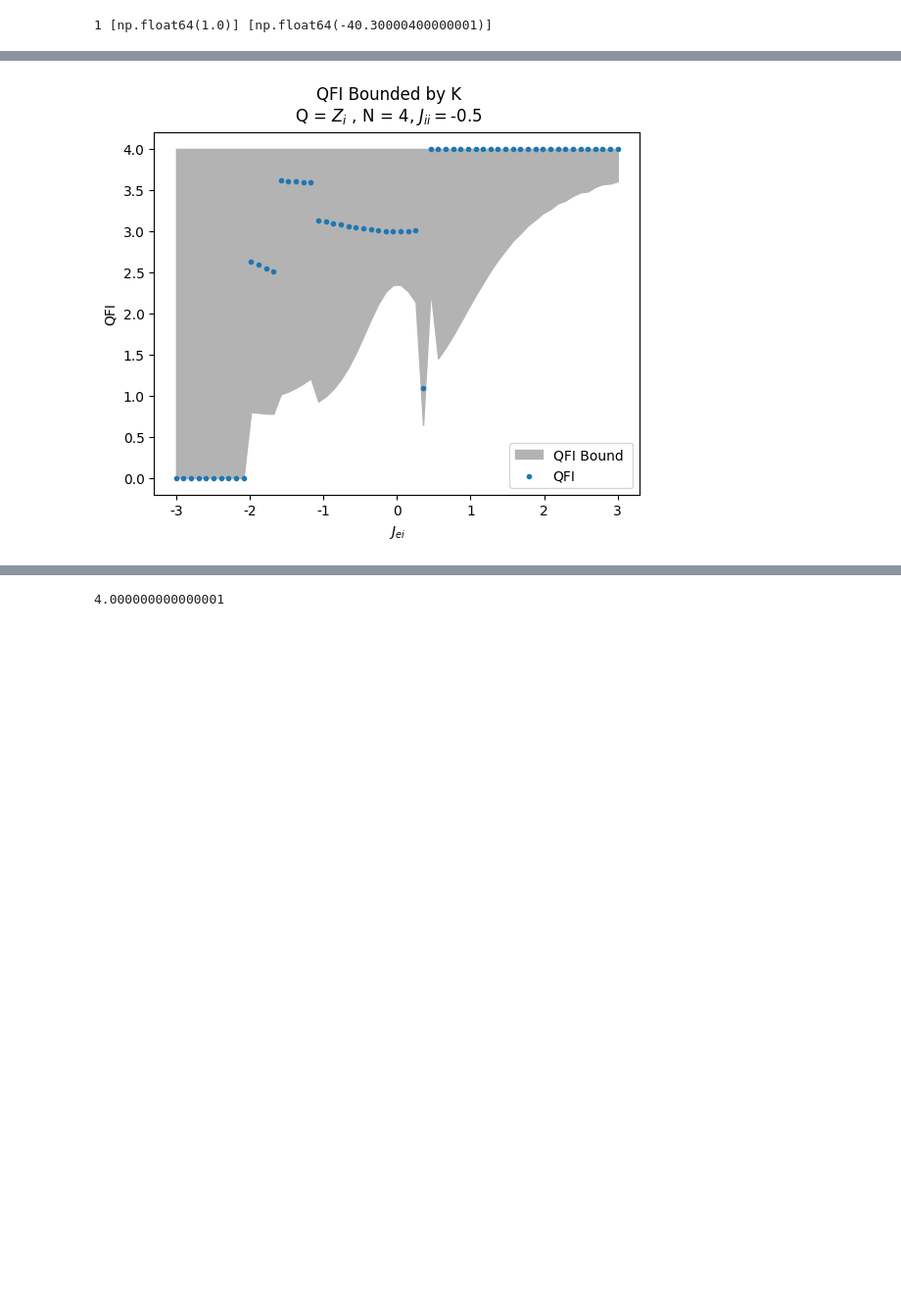
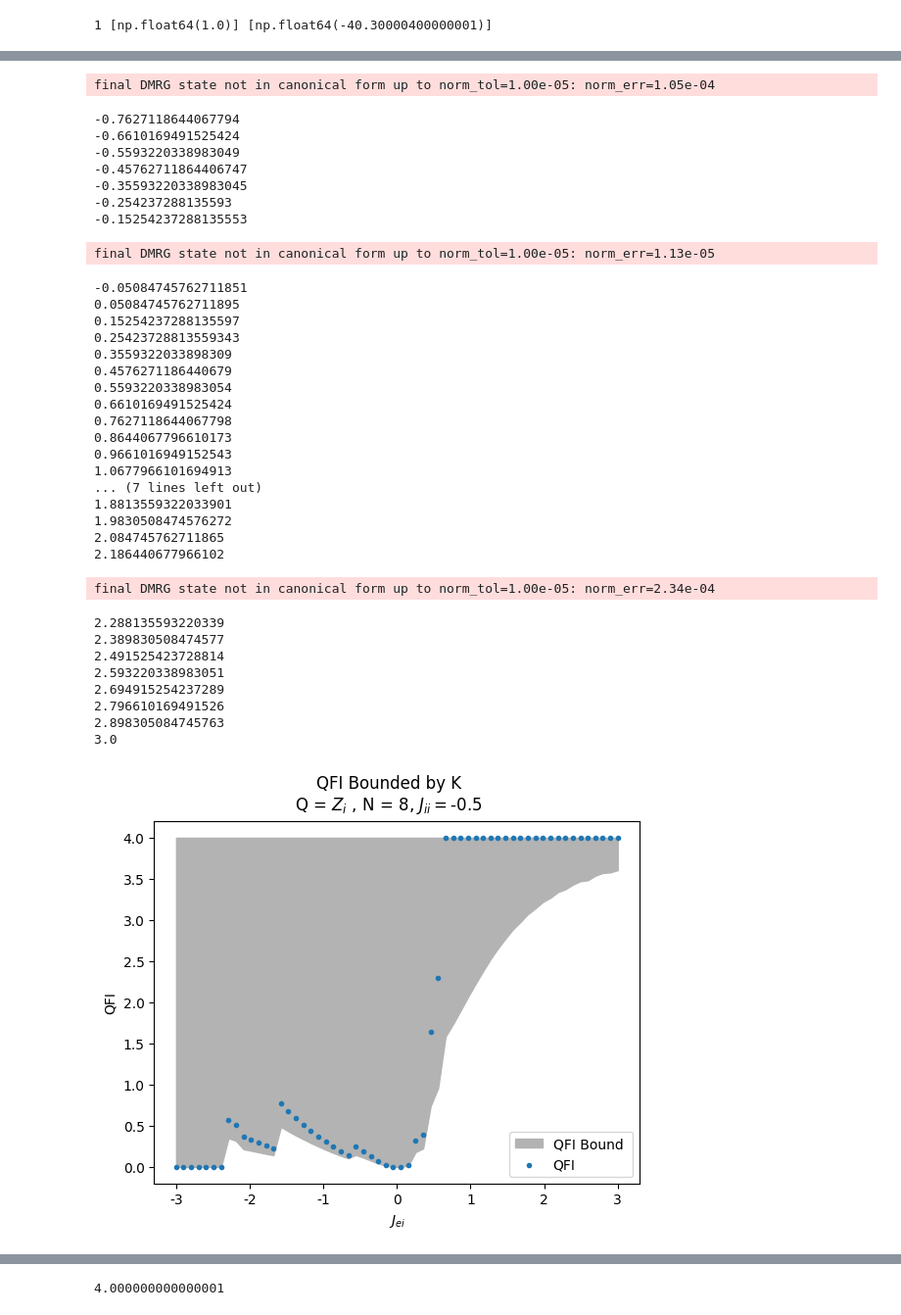
Before and after one commit to IanROsborne/Quantum_Metrology_Fisher_LG, a Jupyter notebook: TFIM/TFI_DMRG_TeNPy.ipynb, the cells around one changed output, grey strips where cells are left out. Shown at 98% size. Drawn from its saved outputs; the diff is of its cells as text; code cells hidden in the pictures; blank space fills up the shorter version.

Commit message:
Generated Kondo QFI plots and created tools.py

```diff
--- a/TFIM/TFI_DMRG_TeNPy.ipynb
+++ b/TFIM/TFI_DMRG_TeNPy.ipynb
@@ -82,19 +117,18 @@ print(end_time - start_time, psiw.energy, psi.model_type)
 # %%
-L = 4
-chi_max = int( min(8 ** (L/2), 300))
+L = 8
+chi_max = int( min(8 ** (L/2), 400))
 op = 'Sigmazi'
-op_sum = True
-num_points = 40
+num_points = 30
 t_end = 10
 dt = 0.02
 
 fig, ax = plt.subplots(1)
 
 extra_params = {
-   'mixer': True,  # setting this to True helps to escape local minima
+   'mixer': False,  # setting this to True helps to escape local minima
     'max_E_err': 1.e-8,
     'max_sweeps'  : 30,
-    'max_trunc_err' : 1e-6,
+    'max_trunc_err' : 1e-5,
     'trunc_params': {
         'chi_max': chi_max,
         'svd_min': 1.e-10,
@@ -109,8 +143,8 @@ extra_params = {
     't_max' : t_end,  #only an option for calculating the maximum of the LG correlator
 }
 
-jei_range = np.linspace(-3, 3, num_points)
-jii_range = [-0.5] #[-.1, -.5, -1, -2]
+jei_range = np.linspace(-3, 1, num_points)
+jii_range = [-0.1, -0.5] #[-.1, -.5, -1, -2]
 
 psi_init = None
 
@@ -122,12 +156,12 @@ for j_ii in jii_range:
             'J_ei': j_ei , 'J_ii': j_ii,
             't' : 1.0,
             'L': L,
-            'bc_MPS': 'finite',
             'model_type' : "Kondo",
             'conserve' : 'Sz',
             'symmetry_breaking_field' : 1.e-5}
 
         psi_b = State_Evo.from_dmrg_search_Sz(model_params, extra_params)
+        print(j_ei, j_ii)
         expe1 += [np.mean(psi_b.expectation_value(op))]
 
 
@@ -147,6 +235,6 @@ plt.show()
 # %%
-L = 4
-chi_max = int( min(8 ** (L/2), 300))
+L = 8
+chi_max = int( min(8 ** (L/2), 400))
 op = 'Sigmazi'
 op_sum = False
 num_points = 60
@@ -158,7 +246,7 @@ extra_params = {
     'mixer': True,  # setting this to True helps to escape local minima
     'max_E_err': 1.e-8,
     'max_sweeps'  : 30,
-    'max_trunc_err' : 1e-6,
+    'max_trunc_err' : 1e-5,
     'trunc_params': {
         'chi_max': chi_max,
         'svd_min': 1.e-10,
@@ -185,15 +273,15 @@ for theta in theta_range:
     'J_ei':  theta , 'J_ii': j_ii,  #J_ei =1   J_ii pm,  J_ei=-1   J_ii pm
     't' : 1.0,
     'L': L,
-    'bc_MPS': 'finite',
     'model_type' : "Kondo",
-    'conserve' : None,
-    'symmetry_breaking_field' : 1.e-7} #conserve = None when not using from_dmrg_search_Sz
+    'conserve' : 'Sz',
+    'symmetry_breaking_field' : 1.e-5} #conserve = None when not using from_dmrg_search_Sz
 
-    psi = State_Evo.from_dmrg(model_params, extra_params)
-    t_max, LG_max , qfi = psi.calculate_LG_bound(op, op_sum = op_sum, return_QFI= True)
+    psi_c = State_Evo.from_dmrg_search_Sz(model_params, extra_params)
+    t_max, LG_max , qfi = psi_c.calculate_LG_bound(op, op_sum = op_sum, return_QFI= True)
     LG_bound += [LG_max]
     QFI_lst += [qfi]
+    print(theta)
 
 ax.fill_between(theta_range, LG_bound, 4 ,  color = '.7', label = "QFI Bound "  )
 ax.scatter(theta_range, QFI_lst, marker = '.', label = "QFI", zorder = 3)
@@ -212 +322,36 @@ final DMRG state not in canonical form up to norm_tol=1.00e-05: norm_err=2.83e-0
+final DMRG state not in canonical form up to norm_tol=1.00e-05: norm_err=1.05e-04
+-0.7627118644067794
+-0.6610169491525424
+-0.5593220338983049
+-0.45762711864406747
+-0.35593220338983045
+-0.254237288135593
+-0.15254237288135553
+final DMRG state not in canonical form up to norm_tol=1.00e-05: norm_err=1.13e-05
+-0.05084745762711851
+0.05084745762711895
+0.15254237288135597
+0.25423728813559343
+0.3559322033898309
+0.4576271186440679
+0.5593220338983054
+0.6610169491525424
+0.7627118644067798
+0.8644067796610173
+0.9661016949152543
+1.0677966101694913
+... (7 lines left out)
+1.8813559322033901
+1.9830508474576272
+2.084745762711865
+2.186440677966102
+final DMRG state not in canonical form up to norm_tol=1.00e-05: norm_err=2.34e-04
+2.288135593220339
+2.389830508474577
+2.491525423728814
+2.593220338983051
+2.694915254237289
+2.796610169491526
+2.898305084745763
+3.0
-[figure, old version]
+[figure, new version]
```
Also changed, not shown: parts of 7 cells of this notebook, 19 other files.
